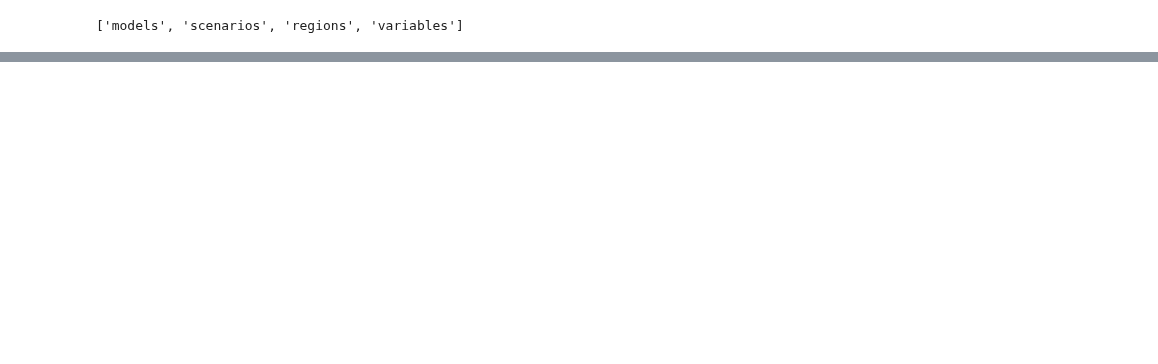
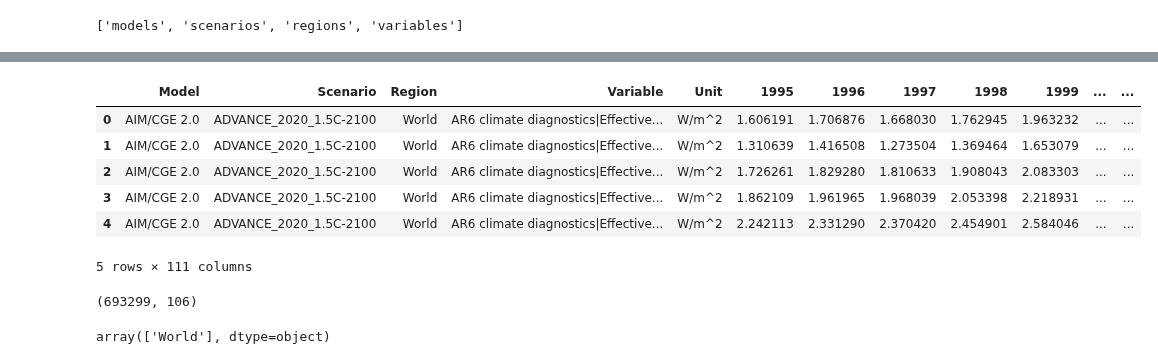
Before and after one commit to tsutsui1872/mce, a Jupyter notebook: notebook/mk_scenario_ar6db.ipynb, the cells around one changed output, grey strips where cells are left out. Drawn from its saved outputs; the diff is of its cells as text; code cells hidden in the pictures; blank space fills up the shorter version.

```diff
--- a/notebook/mk_scenario_ar6db.ipynb
+++ b/notebook/mk_scenario_ar6db.ipynb
@@ -34,0 +116,16 @@ map_scenario_rev = {v: k for k, v in map_scenario.items()}
+# %%
+df.head()
+# %% [output]
+|  | Model | Scenario | Region | Variable | Unit | 1995 | 1996 | 1997 | 1998 | 1999 | ... | ... |
+| 0 | AIM/CGE 2.0 | ADVANCE_2020_1.5C-2100 | World | AR6 climate diagnostics|Effective... | W/m^2 | 1.606191 | 1.706876 | 1.668030 | 1.762945 | 1.963232 | ... | ... |
+| 1 | AIM/CGE 2.0 | ADVANCE_2020_1.5C-2100 | World | AR6 climate diagnostics|Effective... | W/m^2 | 1.310639 | 1.416508 | 1.273504 | 1.369464 | 1.653079 | ... | ... |
+| 2 | AIM/CGE 2.0 | ADVANCE_2020_1.5C-2100 | World | AR6 climate diagnostics|Effective... | W/m^2 | 1.726261 | 1.829280 | 1.810633 | 1.908043 | 2.083303 | ... | ... |
+| 3 | AIM/CGE 2.0 | ADVANCE_2020_1.5C-2100 | World | AR6 climate diagnostics|Effective... | W/m^2 | 1.862109 | 1.961965 | 1.968039 | 2.053398 | 2.218931 | ... | ... |
+| 4 | AIM/CGE 2.0 | ADVANCE_2020_1.5C-2100 | World | AR6 climate diagnostics|Effective... | W/m^2 | 2.242113 | 2.331290 | 2.370420 | 2.454901 | 2.584046 | ... | ... |
+5 rows × 111 columns
+# %%
+idx_vars = df.columns[:5].tolist()
+df = df.set_index(idx_vars).rename(columns=int)
+df.shape
+# %% [output]
+(693299, 106)
@@ -34,0 +134,5 @@ map_scenario_rev = {v: k for k, v in map_scenario.items()}
+# %%
+# Ensure World data
+pd.unique(dfall.index.get_level_values('Region'))
+# %% [output]
+array(['World'], dtype=object)
```
Also changed, not shown: parts of 29 cells of this notebook.
